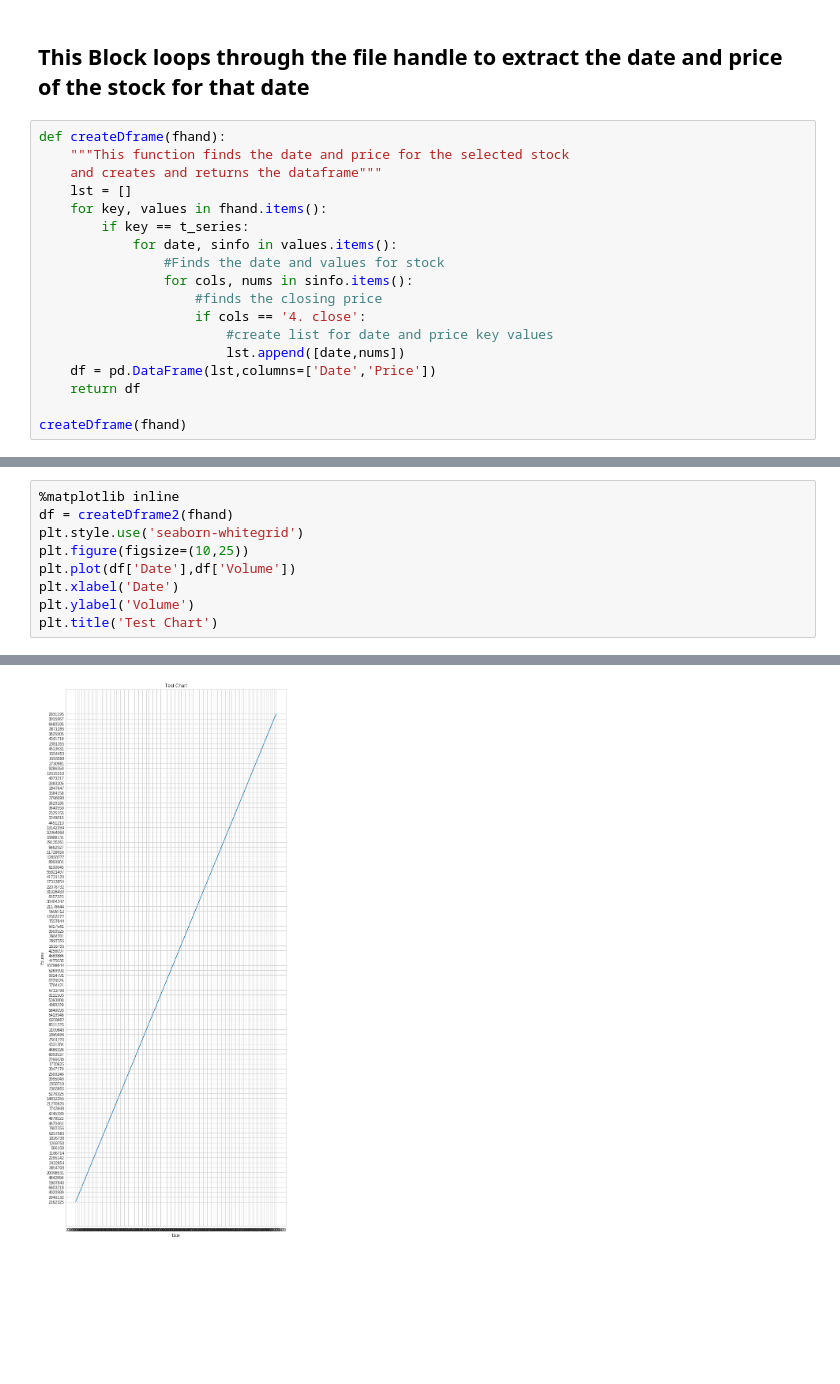
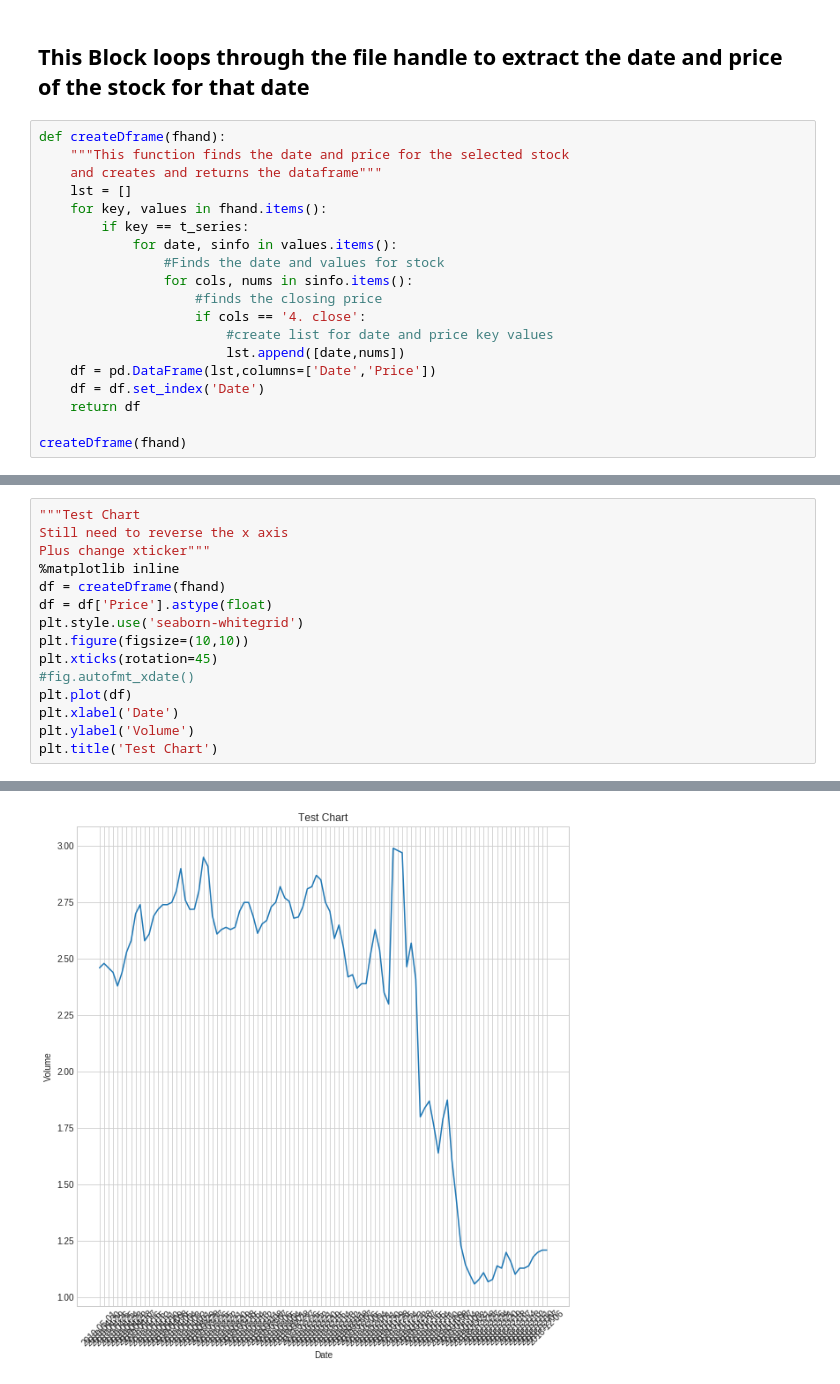
Before and after one commit to ctd1077/AVapi, a Jupyter notebook: AVapi.ipynb, the cells around one changed output, grey strips where cells are left out. Drawn from its saved outputs; the diff is of its cells as text; blank space fills up the shorter version.

Commit message:
Changes made to line chart(In progress)

```diff
--- a/AVapi.ipynb
+++ b/AVapi.ipynb
@@ -112,6 +112,7 @@ def createDframe(fhand):
                         #create list for date and price key values
                         lst.append([date,nums])
     df = pd.DataFrame(lst,columns=['Date','Price'])
+    df = df.set_index('Date')
     return df
 
 createDframe(fhand)
@@ -175,13 +177,19 @@ createDframe2(fhand)
 100 rows × 2 columns
 # %%
+"""Test Chart
+Still need to reverse the x axis
+Plus change xticker"""
 %matplotlib inline
-df = createDframe2(fhand)
+df = createDframe(fhand)
+df = df['Price'].astype(float)
 plt.style.use('seaborn-whitegrid')
-plt.figure(figsize=(10,25))
-plt.plot(df['Date'],df['Volume'])
+plt.figure(figsize=(10,10))
+plt.xticks(rotation=45)
+#fig.autofmt_xdate()
+plt.plot(df)
 plt.xlabel('Date')
 plt.ylabel('Volume')
 plt.title('Test Chart')
 # %% [output]
 Text(0.5,1,'Test Chart')
-[figure, old version]
+[figure, new version]
```
Also changed, not shown: parts of 6 cells of this notebook.
